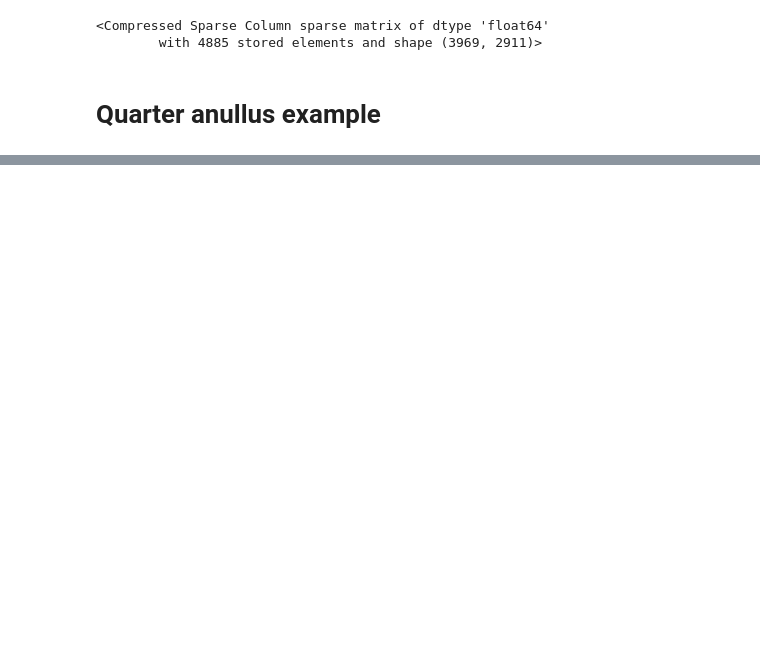
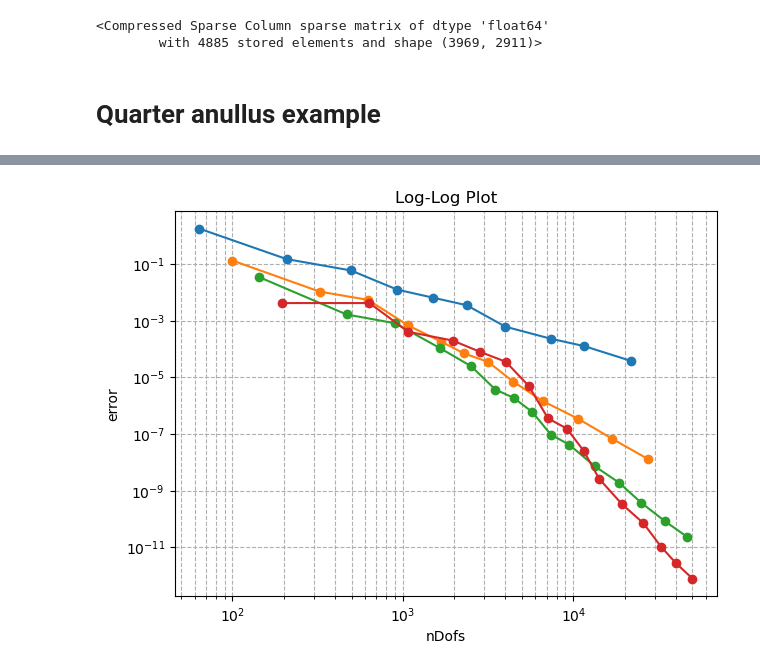
Before and after one commit to c-f-h/pyiga, a Jupyter notebook: notebooks/IETI.ipynb, the cells around one changed output, grey strips where cells are left out. Drawn from its saved outputs; the diff is of its cells as text; code cells hidden in the pictures; blank space fills up the shorter version.

```diff
--- a/notebooks/IETI.ipynb
+++ b/notebooks/IETI.ipynb
@@ -120,3 +94,0 @@ dir_data = {0: 0.0}
-# %%
-IMap = ieti.IetiMapper(M, {0:0.0})
-IMap.set_subspace('C0')
@@ -127,2 +94,0 @@ Basis setup took 0.004346370697021484 seconds
-# %%
-u,_,_ = solveIETI(IMap, dir_data, f, nu)
@@ -1028,7 +751,7 @@ IMap.Basis
 # %%
 def QuarterAnullus(deg, N):
     patches = [(2*(bspline.make_knots(deg,0,1,N),),geometry.quarter_annulus())]
-    M = topology.PatchMesh(patches)
+    M = topology.MultiPatch(patches)
     M.h_refine();
     M.set_domain_id({1:{0}})
     return M
@@ -1131,0 +853,24 @@ Basis setup took 0.026732921600341797 seconds
+# %%
+def loglog_plot(x, y, label=None, marker='o', color=None):
+    plt.figure(figsize=(7,5))
+    assert x.shape==y.shape
+
+    if len(x.shape)>1:
+        for j in range(x.shape[1]):
+            for i in range(x.shape[0]):
+                if np.isclose(x[i,j],0): break
+            plt.loglog(x[:i,j], y[:i,j], marker=marker, color=color, label=label)
+    else:
+        plt.loglog(x, y, marker=marker, color=color, label=label)
+
+    plt.xlabel("nDofs")
+    plt.ylabel("error")
+    if label:
+        plt.legend()
+    plt.grid(True, which="both", ls="--")
+    plt.title("Log-Log Plot")
+    plt.show()
+# %%
+loglog_plot(R[:,np.array([1,7,13,19])],R[:,np.array([5,11,17,23])])
+# %% [output]
+[figure, added]
```
Also changed, not shown: parts of 17 cells of this notebook, 4 other files.
